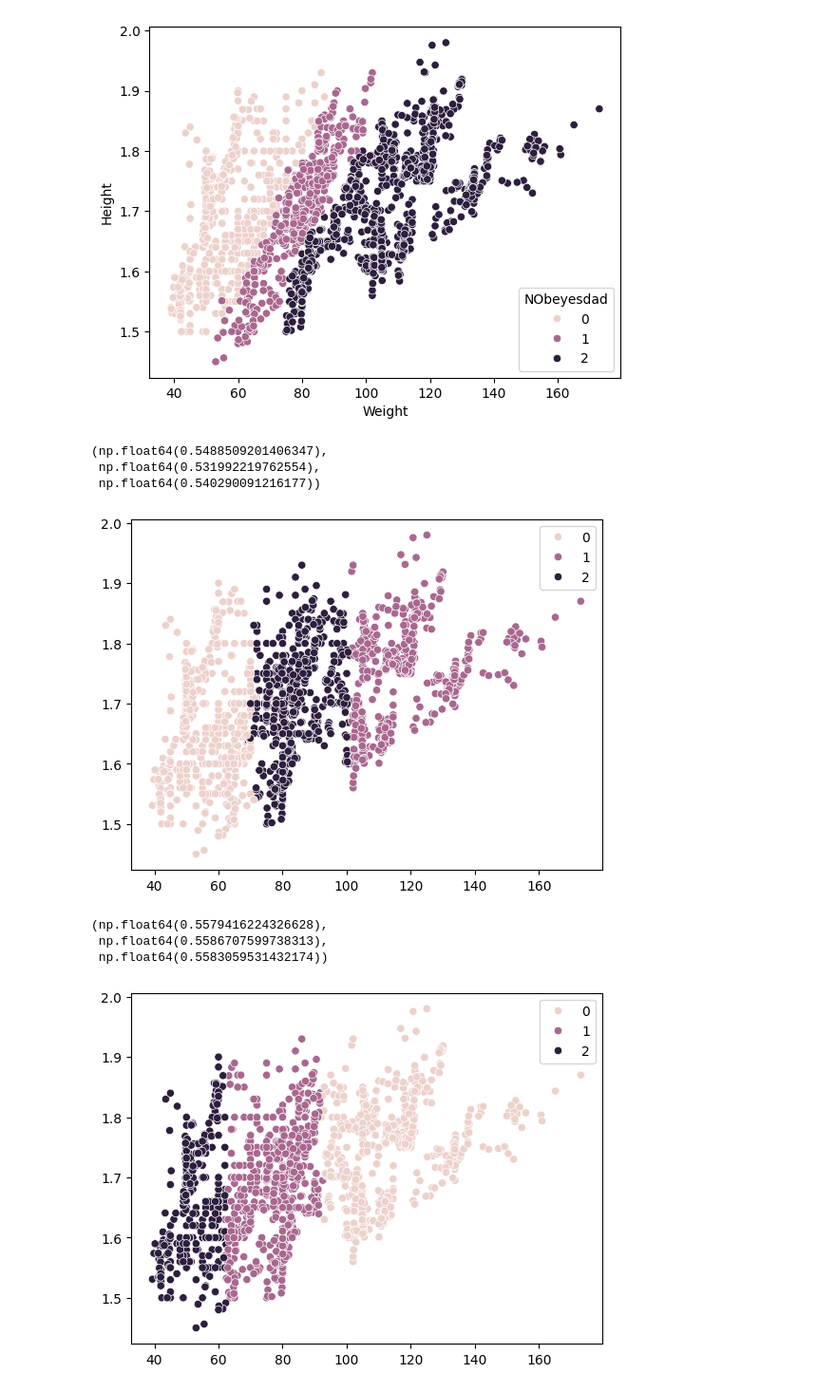
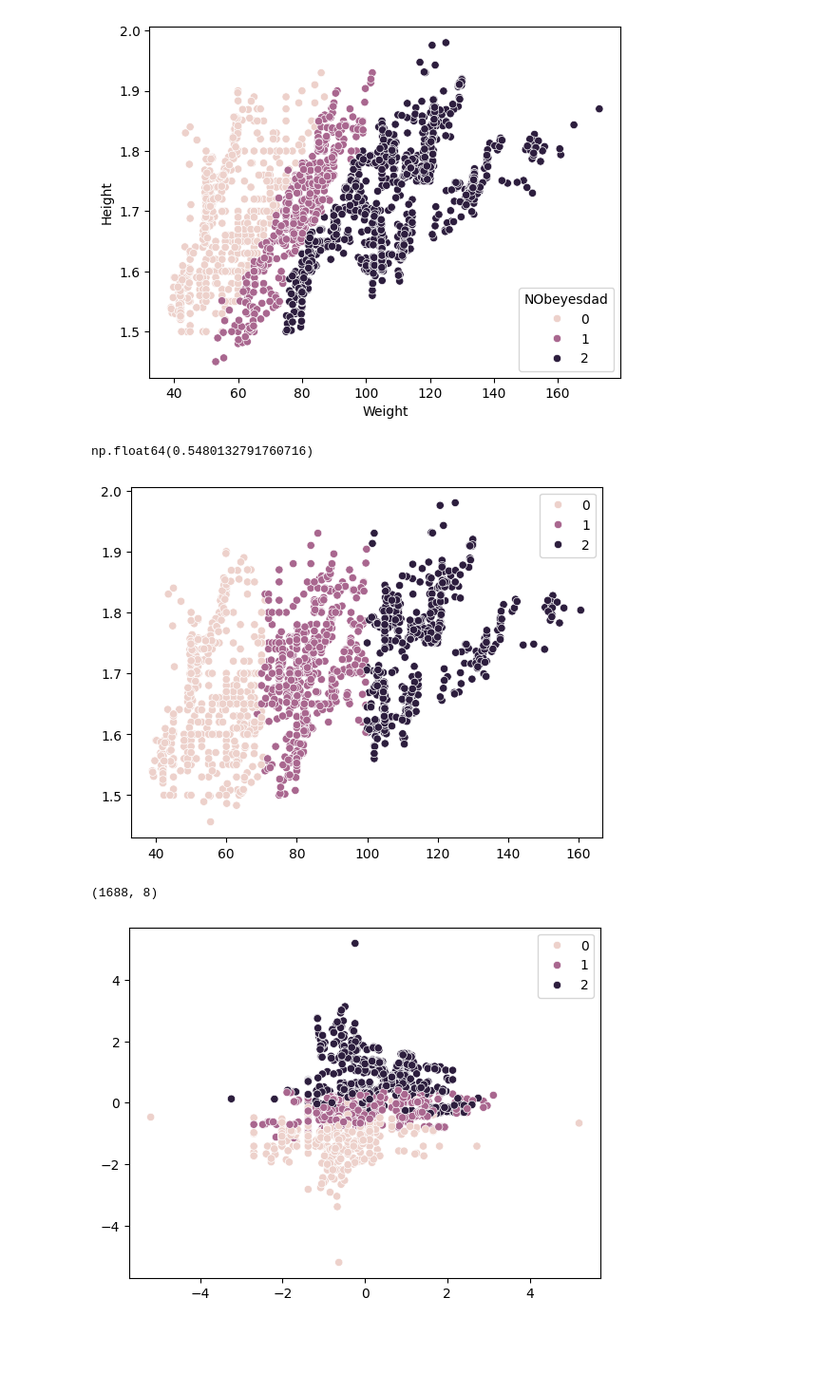
Before and after one commit to alexisuaguilaru/Obesity_Levels_Model, a Jupyter notebook: Model/Model.ipynb, the cells around one changed output. Shown at 95% size. Cells and saved outputs as stored; diff of their text form; code cells hidden in the pictures; blank space fills up the shorter version.

Commit message:
ADD experiments with dimensional reduction

```diff
--- a/Model/Model.ipynb
+++ b/Model/Model.ipynb
@@ -55,26 +55,28 @@ sns.scatterplot(ObesityDataset_Groups,x='Weight',y='Height',hue='NObeyesdad')
 y_output = Model_K_Means.fit_predict(X_train,y_train)
 sns.scatterplot(x=X_train[:,2],y=X_train[:,1],hue=y_output)
 
-homogeneity_completeness_v_measure(y_train,y_output)
+v_measure_score(y_train,y_output)
 # %% [output]
-(np.float64(0.5488509201406347),
- np.float64(0.531992219762554),
- np.float64(0.540290091216177))
+np.float64(0.5480132791760716)
-[figure, old version]
+[figure, new version]
 # %%
-# Clustering with Agglomerative Clustering
+# Clustering with
+from sklearn.manifold import Isomap
+
 ScoreFunction_MutualInformation = lambda X,y : mutual_info_classif(X,y,n_neighbors=32)
+Model_ = Pipeline(steps=[
+                        ('Feature_Selection',SelectPercentile(score_func=ScoreFunction_MutualInformation,percentile=50)),
+                        ('Feature_Standardization',QuantileTransformer(output_distribution='normal')),
+                        #('Dimensionality_Reduction',KernelPCA(n_components=8,kernel='poly',degree=5,coef0=0)),
+                        ])
 
-Model_Agglomerative = Pipeline(steps=[('Dimensionality Reduction',PCA()),
-                                      ('Feature_Selection',SelectPercentile(score_func=ScoreFunction_MutualInformation,percentile=25)),
-                                      ('Clustering',AgglomerativeClustering(n_clusters=3))])
+X_trans = Model_.fit_transform(X_train,y_train)
 
-y_output = Model_Agglomerative.fit_predict(X_train,y_train)
-sns.scatterplot(x=X_train[:,2],y=X_train[:,1],hue=y_output)
-
-homogeneity_completeness_v_measure(y_train,y_output)
+#y_output = KMeans(n_clusters=3,n_init=10).fit_predict(X_train)
+#sns.scatterplot(x=X_train[:,2],y=X_train[:,1],hue=y_output)
+sns.scatterplot(x=X_trans[:,0],y=X_trans[:,1],hue=y_train)
+X_trans.shape
+#homogeneity_completeness_v_measure(y_train,y_output)
 # %% [output]
-(np.float64(0.5579416224326628),
- np.float64(0.5586707599738313),
- np.float64(0.5583059531432174))
+(1688, 8)
-[figure, old version]
+[figure, new version]
```
Also changed, not shown: parts of 1 cell of this notebook.
